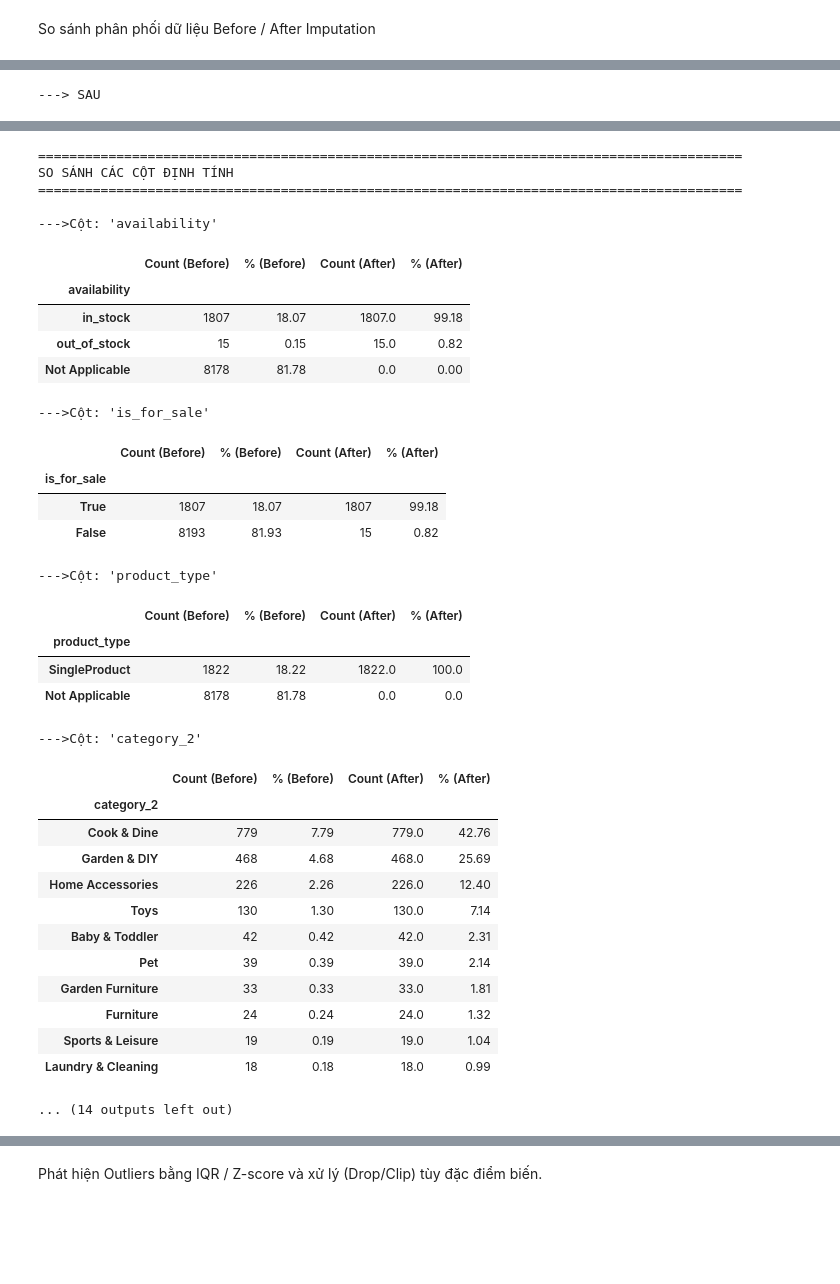
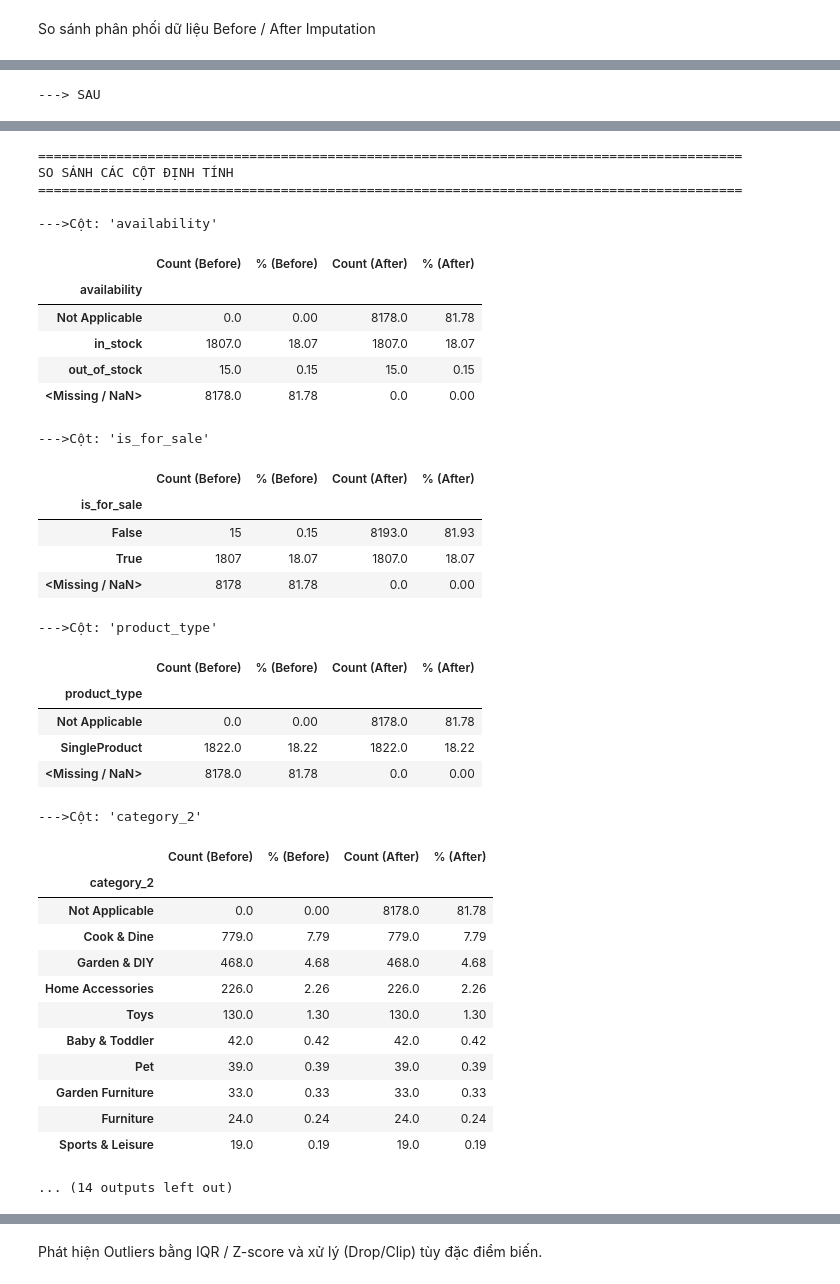
Before and after one commit to Myracc248/data-analysis-ai-nhom11, a Jupyter notebook: notebooks/05_cleaning_eda.ipynb, the cells around one changed output, grey strips where cells are left out. Drawn from its saved outputs; the diff is of its cells as text; code cells hidden in the pictures; blank space fills up the shorter version.

Commit message:
feat: finalize cleaning and EDA analysis

```diff
--- a/notebooks/05_cleaning_eda.ipynb
+++ b/notebooks/05_cleaning_eda.ipynb
@@ -154,7 +226,6 @@ num_missing_cols = [
     'rating_average',
     'review_count',
     'quantity_sold',
-    'date_created',
     'number_of_images',
     'favourite_count',
 ]
@@ -237,36 +306,39 @@ SO SÁNH CÁC CỘT ĐỊNH LƯỢNG
 ==========================================================================================
 SO SÁNH CÁC CỘT ĐỊNH TÍNH
 ==========================================================================================
 
 --->Cột: 'availability'
 |  | Count (Before) | % (Before) | Count (After) | % (After) |
 | availability |  |  |  |  |
-| in_stock | 1807 | 18.07 | 1807.0 | 99.18 |
-| out_of_stock | 15 | 0.15 | 15.0 | 0.82 |
-| Not Applicable | 8178 | 81.78 | 0.0 | 0.00 |
+| Not Applicable | 0.0 | 0.00 | 8178.0 | 81.78 |
+| in_stock | 1807.0 | 18.07 | 1807.0 | 18.07 |
+| out_of_stock | 15.0 | 0.15 | 15.0 | 0.15 |
+| <Missing / NaN> | 8178.0 | 81.78 | 0.0 | 0.00 |
 --->Cột: 'is_for_sale'
 |  | Count (Before) | % (Before) | Count (After) | % (After) |
 | is_for_sale |  |  |  |  |
-| True | 1807 | 18.07 | 1807 | 99.18 |
-| False | 8193 | 81.93 | 15 | 0.82 |
+| False | 15 | 0.15 | 8193.0 | 81.93 |
+| True | 1807 | 18.07 | 1807.0 | 18.07 |
+| <Missing / NaN> | 8178 | 81.78 | 0.0 | 0.00 |
 --->Cột: 'product_type'
 |  | Count (Before) | % (Before) | Count (After) | % (After) |
 | product_type |  |  |  |  |
-| SingleProduct | 1822 | 18.22 | 1822.0 | 100.0 |
-| Not Applicable | 8178 | 81.78 | 0.0 | 0.0 |
+| Not Applicable | 0.0 | 0.00 | 8178.0 | 81.78 |
+| SingleProduct | 1822.0 | 18.22 | 1822.0 | 18.22 |
+| <Missing / NaN> | 8178.0 | 81.78 | 0.0 | 0.00 |
 --->Cột: 'category_2'
 |  | Count (Before) | % (Before) | Count (After) | % (After) |
 | category_2 |  |  |  |  |
-| Cook & Dine | 779 | 7.79 | 779.0 | 42.76 |
-| Garden & DIY | 468 | 4.68 | 468.0 | 25.69 |
-| Home Accessories | 226 | 2.26 | 226.0 | 12.40 |
-| Toys | 130 | 1.30 | 130.0 | 7.14 |
-| Baby & Toddler | 42 | 0.42 | 42.0 | 2.31 |
-| Pet | 39 | 0.39 | 39.0 | 2.14 |
-| Garden Furniture | 33 | 0.33 | 33.0 | 1.81 |
-| Furniture | 24 | 0.24 | 24.0 | 1.32 |
-| Sports & Leisure | 19 | 0.19 | 19.0 | 1.04 |
-| Laundry & Cleaning | 18 | 0.18 | 18.0 | 0.99 |
+| Not Applicable | 0.0 | 0.00 | 8178.0 | 81.78 |
+| Cook & Dine | 779.0 | 7.79 | 779.0 | 7.79 |
+| Garden & DIY | 468.0 | 4.68 | 468.0 | 4.68 |
+| Home Accessories | 226.0 | 2.26 | 226.0 | 2.26 |
+| Toys | 130.0 | 1.30 | 130.0 | 1.30 |
+| Baby & Toddler | 42.0 | 0.42 | 42.0 | 0.42 |
+| Pet | 39.0 | 0.39 | 39.0 | 0.39 |
+| Garden Furniture | 33.0 | 0.33 | 33.0 | 0.33 |
+| Furniture | 24.0 | 0.24 | 24.0 | 0.24 |
+| Sports & Leisure | 19.0 | 0.19 | 19.0 | 0.19 |
 ... (14 outputs left out)
 # %%
 # ==============================================================================
```
Also changed, not shown: parts of 24 cells of this notebook.
